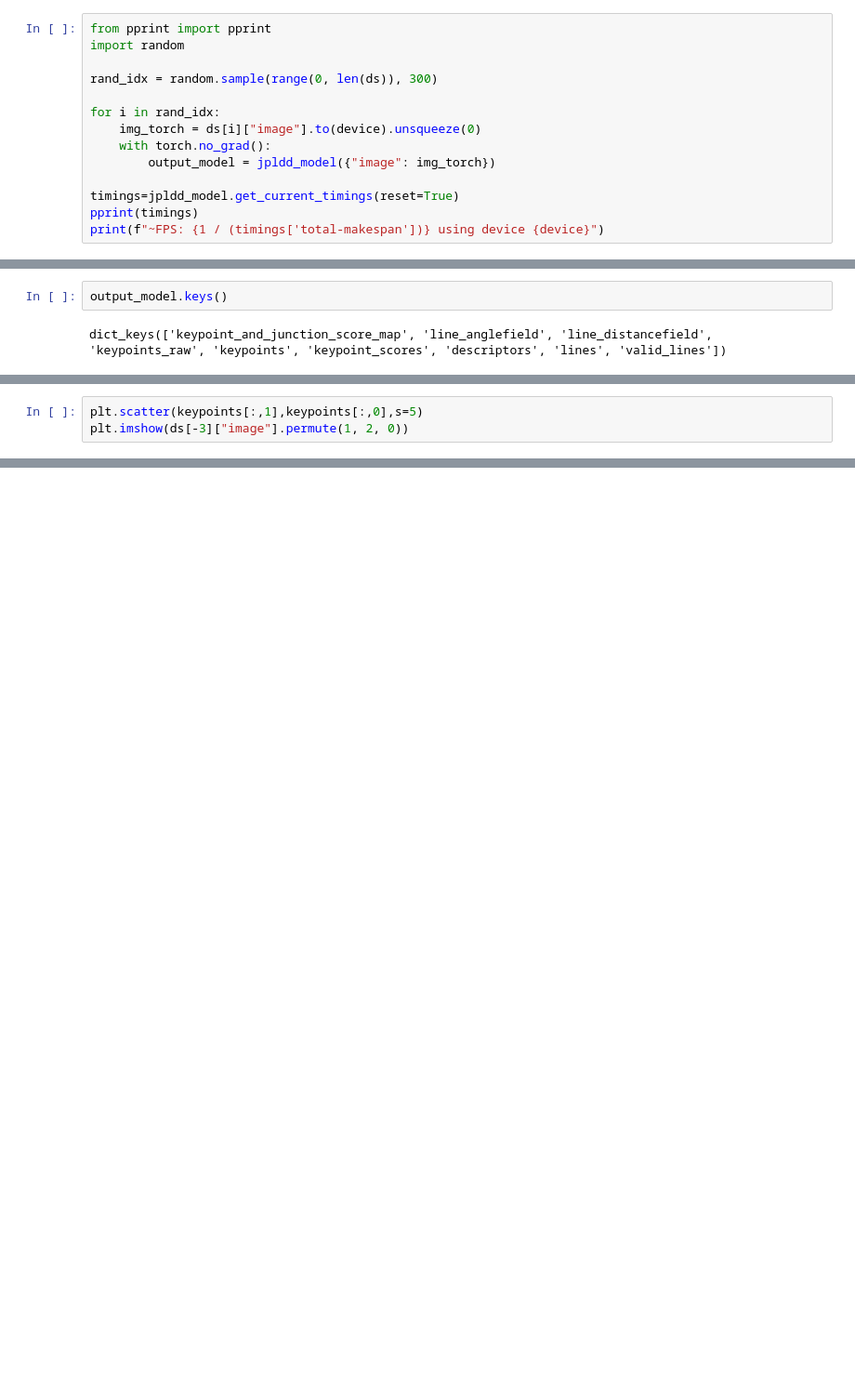
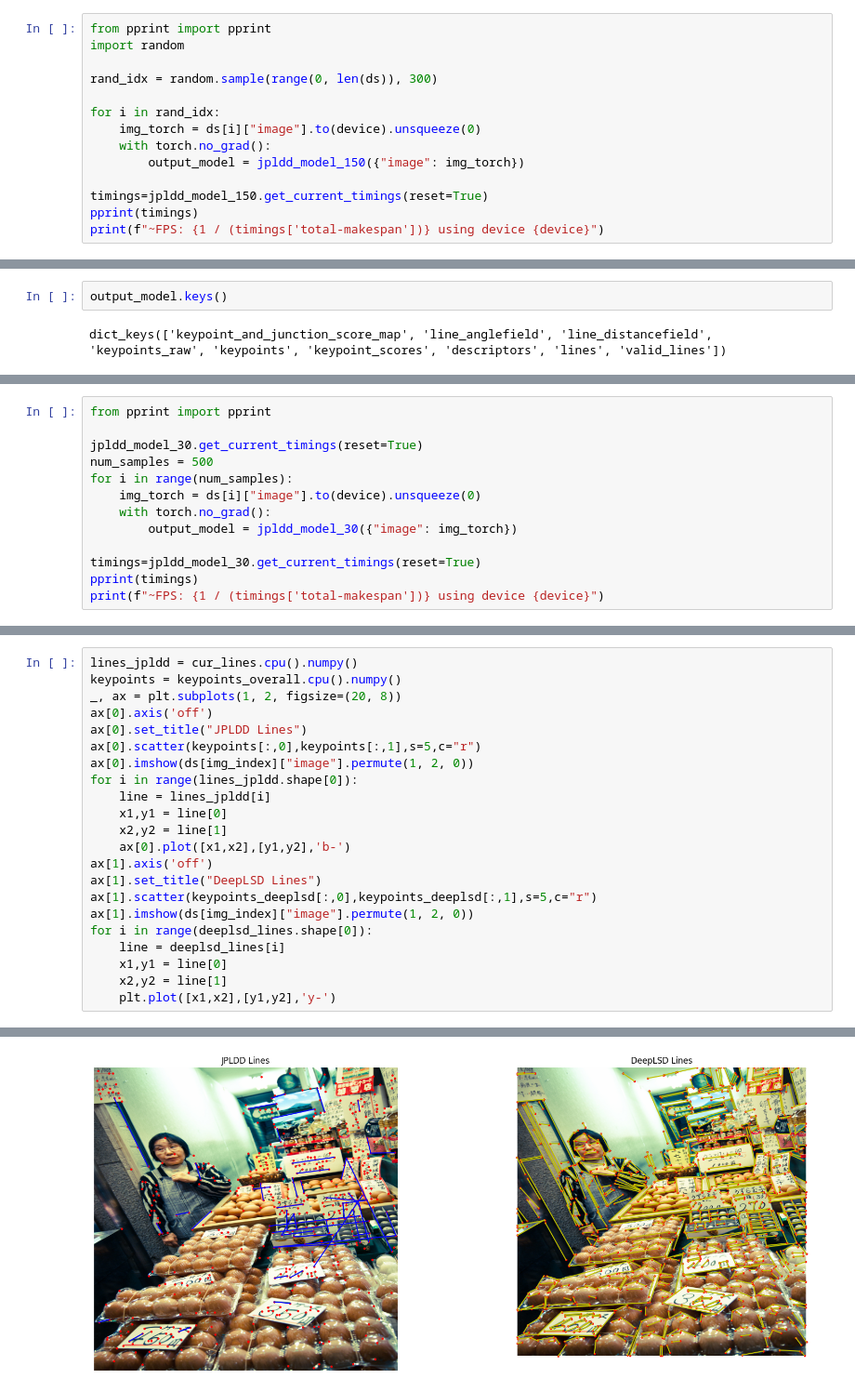
Before and after one commit to cvg/glue-factory, a Jupyter notebook: notebooks/refine_line_detection.ipynb, the cells around one changed output, grey strips where cells are left out. Shown at 93% size. Cells and saved outputs as stored; diff of their text form; blank space fills up the shorter version.

Commit message:
Explore different sample sizes for MLP and use Harris Corners as junction pooints

```diff
--- a/notebooks/refine_line_detection.ipynb
+++ b/notebooks/refine_line_detection.ipynb
@@ -227,9 +266,9 @@ rand_idx = random.sample(range(0, len(ds)), 300)
 for i in rand_idx:
     img_torch = ds[i]["image"].to(device).unsqueeze(0)
     with torch.no_grad():
-        output_model = jpldd_model({"image": img_torch})
+        output_model = jpldd_model_150({"image": img_torch})
 
-timings=jpldd_model.get_current_timings(reset=True)
+timings=jpldd_model_150.get_current_timings(reset=True)
 pprint(timings)
 print(f"~FPS: {1 / (timings['total-makespan'])} using device {device}")
 # %% [output]
@@ -249,0 +371,13 @@ torch.Size([759, 2])
+# %%
+from pprint import pprint
+
+jpldd_model_30.get_current_timings(reset=True)
+num_samples = 500
+for i in range(num_samples):
+    img_torch = ds[i]["image"].to(device).unsqueeze(0)
+    with torch.no_grad():
+        output_model = jpldd_model_30({"image": img_torch})
+
+timings=jpldd_model_30.get_current_timings(reset=True)
+pprint(timings)
+print(f"~FPS: {1 / (timings['total-makespan'])} using device {device}")
@@ -250,4 +435,23 @@ torch.Size([759, 2])
 # %%
-plt.scatter(keypoints[:,1],keypoints[:,0],s=5)
-plt.imshow(ds[-3]["image"].permute(1, 2, 0))
+lines_jpldd = cur_lines.cpu().numpy()
+keypoints = keypoints_overall.cpu().numpy()
+_, ax = plt.subplots(1, 2, figsize=(20, 8))
+ax[0].axis('off')
+ax[0].set_title("JPLDD Lines")
+ax[0].scatter(keypoints[:,0],keypoints[:,1],s=5,c="r")
+ax[0].imshow(ds[img_index]["image"].permute(1, 2, 0))
+for i in range(lines_jpldd.shape[0]):
+    line = lines_jpldd[i]
+    x1,y1 = line[0]
+    x2,y2 = line[1]
+    ax[0].plot([x1,x2],[y1,y2],'b-')
+ax[1].axis('off')
+ax[1].set_title("DeepLSD Lines")
+ax[1].scatter(keypoints_deeplsd[:,0],keypoints_deeplsd[:,1],s=5,c="r")
+ax[1].imshow(ds[img_index]["image"].permute(1, 2, 0))
+for i in range(deeplsd_lines.shape[0]):
+    line = deeplsd_lines[i]
+    x1,y1 = line[0]
+    x2,y2 = line[1]
+    plt.plot([x1,x2],[y1,y2],'y-')
 # %% [output]
@@ -254,0 +458 @@ NameError: name 'keypoints' is not defined
+[figure, added]
```
Also changed, not shown: parts of 18 cells of this notebook, 1 other file.
